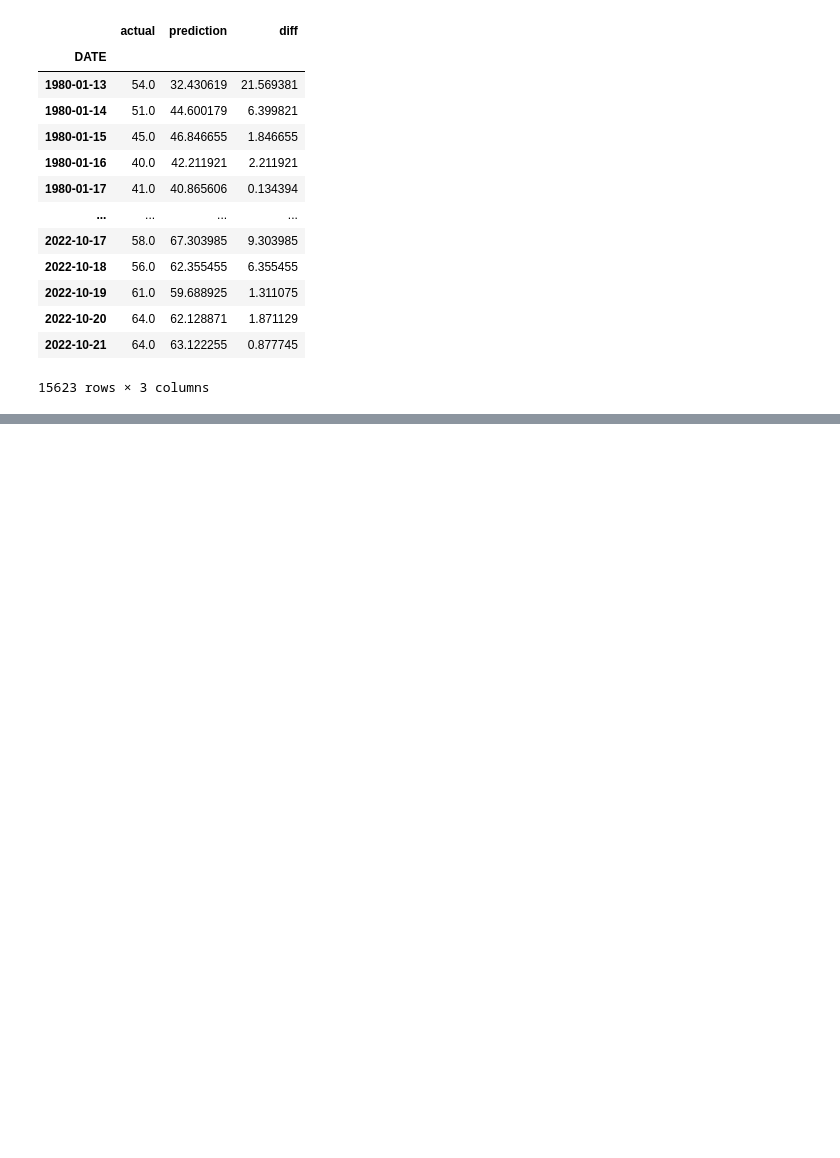
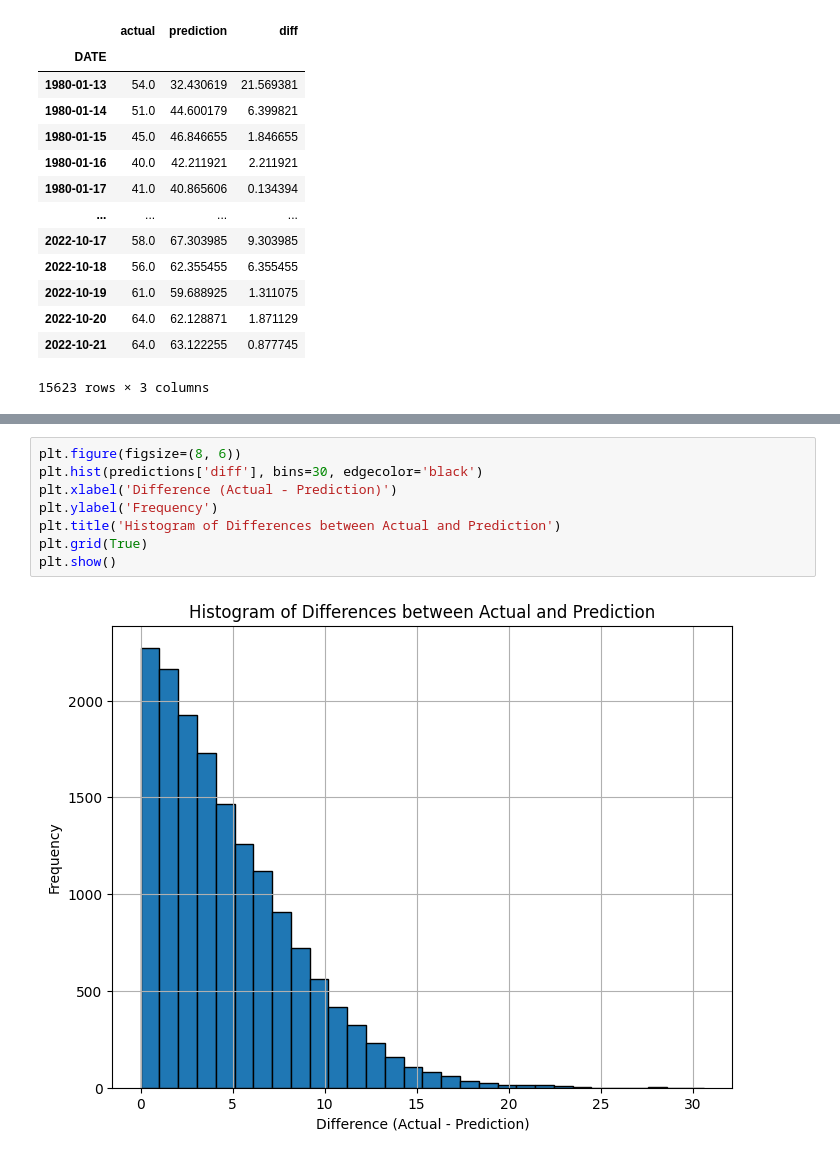
Before and after one commit to SebastianCielma/Weather-Predict, a Jupyter notebook: weatherpredict.ipynb, the cells around one changed output, grey strips where cells are left out. Drawn from its saved outputs; the diff is of its cells as text; blank space fills up the shorter version.

```diff
--- a/weatherpredict.ipynb
+++ b/weatherpredict.ipynb
@@ -329,0 +343,10 @@ predictions
+# %%
+plt.figure(figsize=(8, 6))
+plt.hist(predictions['diff'], bins=30, edgecolor='black')
+plt.xlabel('Difference (Actual - Prediction)')
+plt.ylabel('Frequency')
+plt.title('Histogram of Differences between Actual and Prediction')
+plt.grid(True)
+plt.show()
+# %% [output]
+[figure, added]
```
Also changed, not shown: parts of 7 cells of this notebook.
